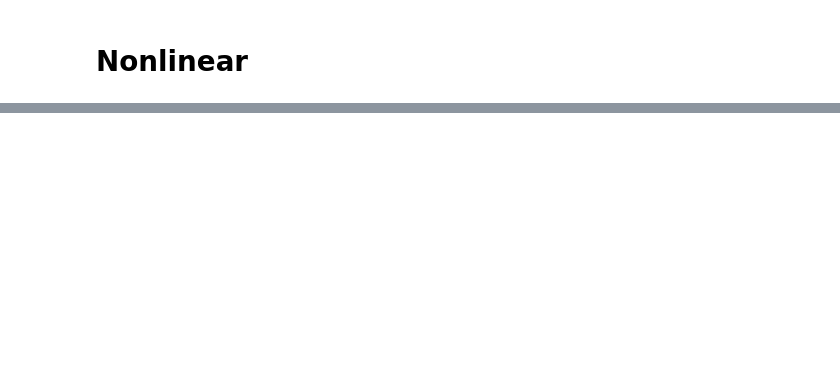
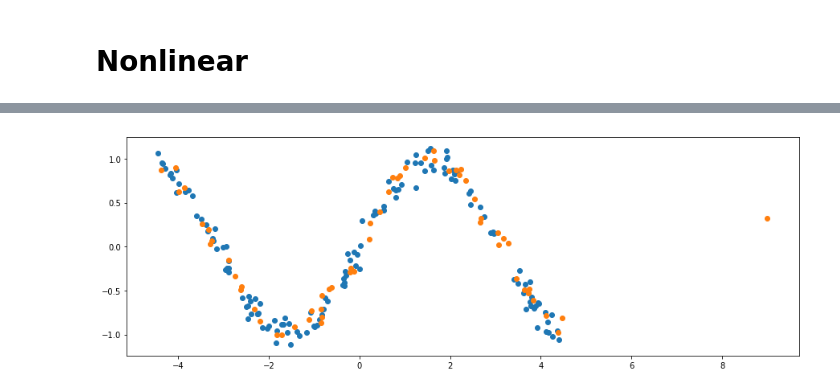
Before and after one commit to wooohoooo/Master-Thesis, a Jupyter notebook: new_version/parameter_search.ipynb, the cells around one changed output, grey strips where cells are left out. Drawn from its saved outputs; the diff is of its cells as text; code cells hidden in the pictures; blank space fills up the shorter version.

```diff
--- a/new_version/parameter_search.ipynb
+++ b/new_version/parameter_search.ipynb
@@ -266,7 +330,7 @@ param_grid = {'num_neurons': num_neurons,
 l2 = [True,False]
 activation_schemes = [tf.nn.tanh,tf.nn.leaky_relu,tf.sigmoid]
 initialisation_schemes = [tf.keras.initializers.he_normal, tf.contrib.layers.xavier_initializer]
-param_grid = {'num_neurons': num_neurons,
+dropout_param_grid = {'num_neurons': num_neurons,
               'activation_schemes':activation_schemes,
              'initialisation_schemes':initialisation_schemes,
              'learning_rates':learning_rates,
@@ -299,0 +371,3 @@ plt.plot(score_lr)
+# %%
+score_list = evaluation.gridsearch(networks.NlpdNetwork,dataset_creation.NonlinearDataset,**dropout_param_grid)
+# %% [output]
@@ -299,0 +391 @@ plt.plot(score_lr)
+[figure, added]
```
Also changed, not shown: parts of 12 cells of this notebook, 13 other files.
